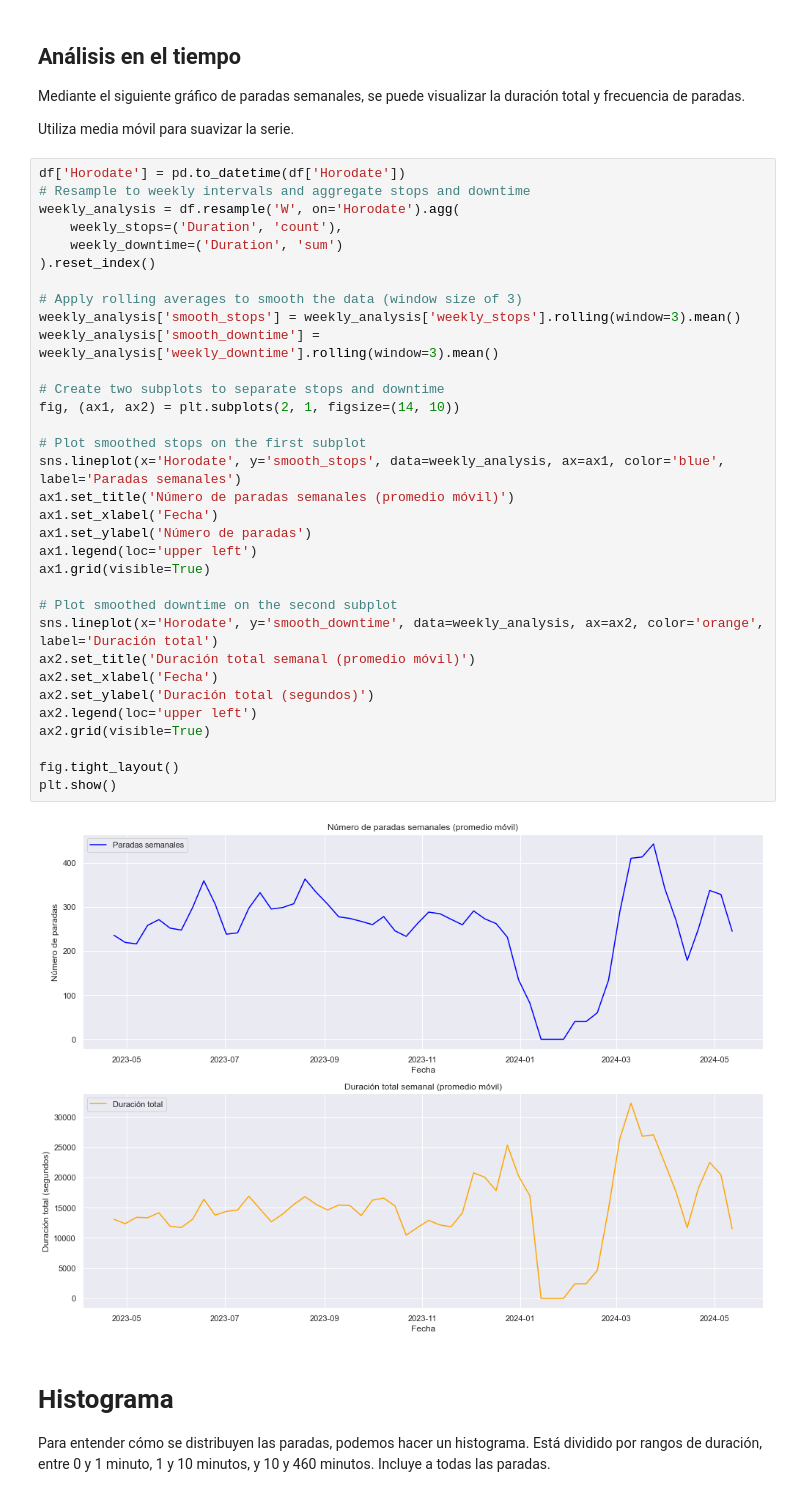
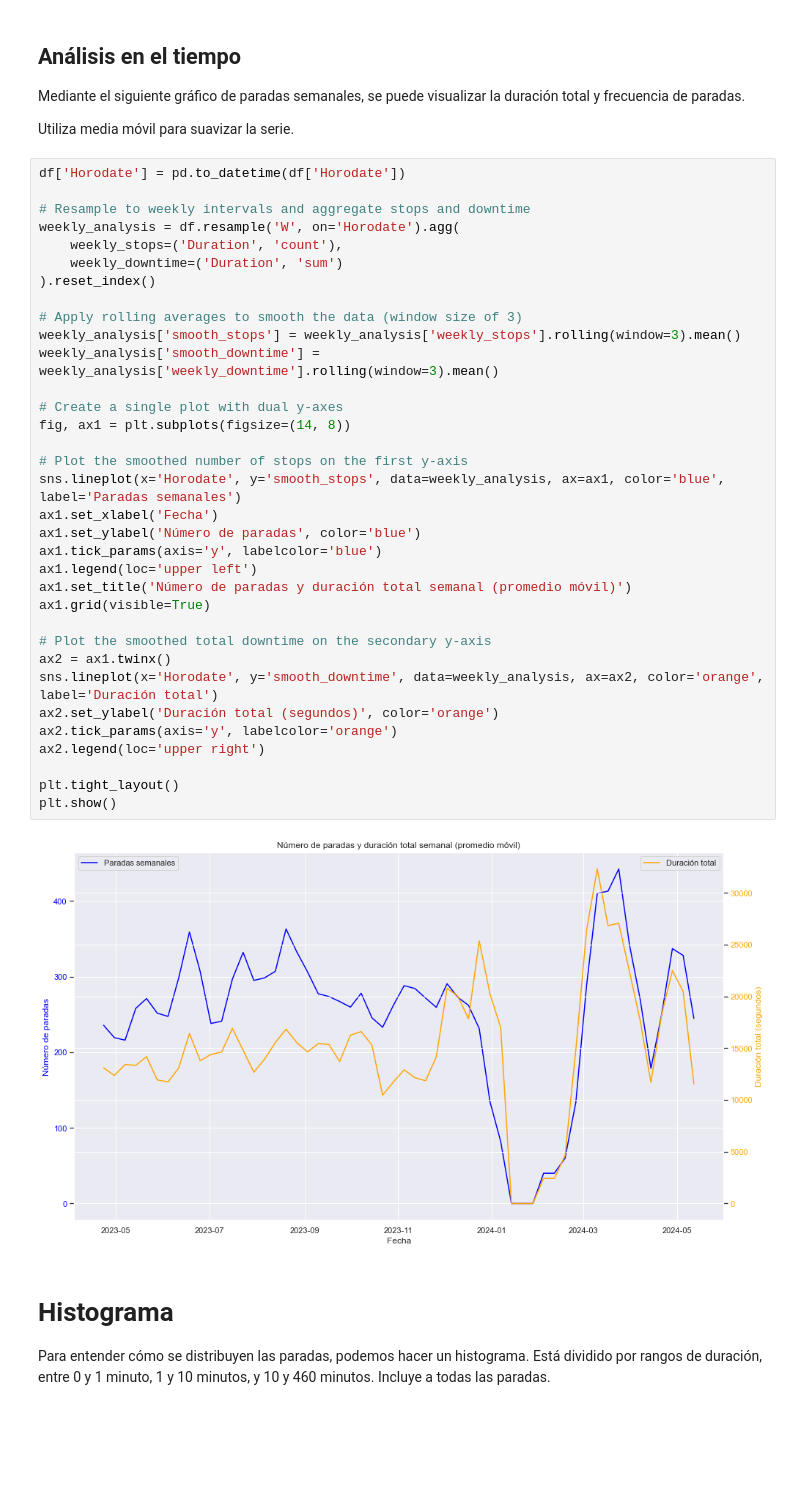
Before and after one commit to TomiMalamud/predictive-maintenance, a Jupyter notebook: smp-bm5z1.ipynb, the cells around one changed output. Saved outputs shown, nothing was run; the diff lists cells and outputs as text; blank space fills up the shorter version.

```diff
--- a/smp-bm5z1.ipynb
+++ b/smp-bm5z1.ipynb
@@ -91,39 +94,40 @@ Mediante el siguiente gráfico de paradas semanales, se puede visualizar la dura
 Utiliza media móvil para suavizar la serie.
 # %%
 df['Horodate'] = pd.to_datetime(df['Horodate'])
+
 # Resample to weekly intervals and aggregate stops and downtime
 weekly_analysis = df.resample('W', on='Horodate').agg(
     weekly_stops=('Duration', 'count'),
     weekly_downtime=('Duration', 'sum')
 ).reset_index()
 
 # Apply rolling averages to smooth the data (window size of 3)
 weekly_analysis['smooth_stops'] = weekly_analysis['weekly_stops'].rolling(window=3).mean()
 weekly_analysis['smooth_downtime'] = weekly_analysis['weekly_downtime'].rolling(window=3).mean()
 
-# Create two subplots to separate stops and downtime
-fig, (ax1, ax2) = plt.subplots(2, 1, figsize=(14, 10))
+# Create a single plot with dual y-axes
+fig, ax1 = plt.subplots(figsize=(14, 8))
 
-# Plot smoothed stops on the first subplot
+# Plot the smoothed number of stops on the first y-axis
 sns.lineplot(x='Horodate', y='smooth_stops', data=weekly_analysis, ax=ax1, color='blue', label='Paradas semanales')
-ax1.set_title('Número de paradas semanales (promedio móvil)')
 ax1.set_xlabel('Fecha')
-ax1.set_ylabel('Número de paradas')
+ax1.set_ylabel('Número de paradas', color='blue')
+ax1.tick_params(axis='y', labelcolor='blue')
 ax1.legend(loc='upper left')
+ax1.set_title('Número de paradas y duración total semanal (promedio móvil)')
 ax1.grid(visible=True)
 
-# Plot smoothed downtime on the second subplot
+# Plot the smoothed total downtime on the secondary y-axis
+ax2 = ax1.twinx()
 sns.lineplot(x='Horodate', y='smooth_downtime', data=weekly_analysis, ax=ax2, color='orange', label='Duración total')
-ax2.set_title('Duración total semanal (promedio móvil)')
-ax2.set_xlabel('Fecha')
-ax2.set_ylabel('Duración total (segundos)')
-ax2.legend(loc='upper left')
-ax2.grid(visible=True)
+ax2.set_ylabel('Duración total (segundos)', color='orange')
+ax2.tick_params(axis='y', labelcolor='orange')
+ax2.legend(loc='upper right')
 
-fig.tight_layout()
+plt.tight_layout()
 plt.show()
 # %% [output]
-[figure, old version]
+[figure, new version]
 # %% [markdown]
 # Histograma
 
```
Also changed, not shown: parts of 4 cells of this notebook, 1 other file.
